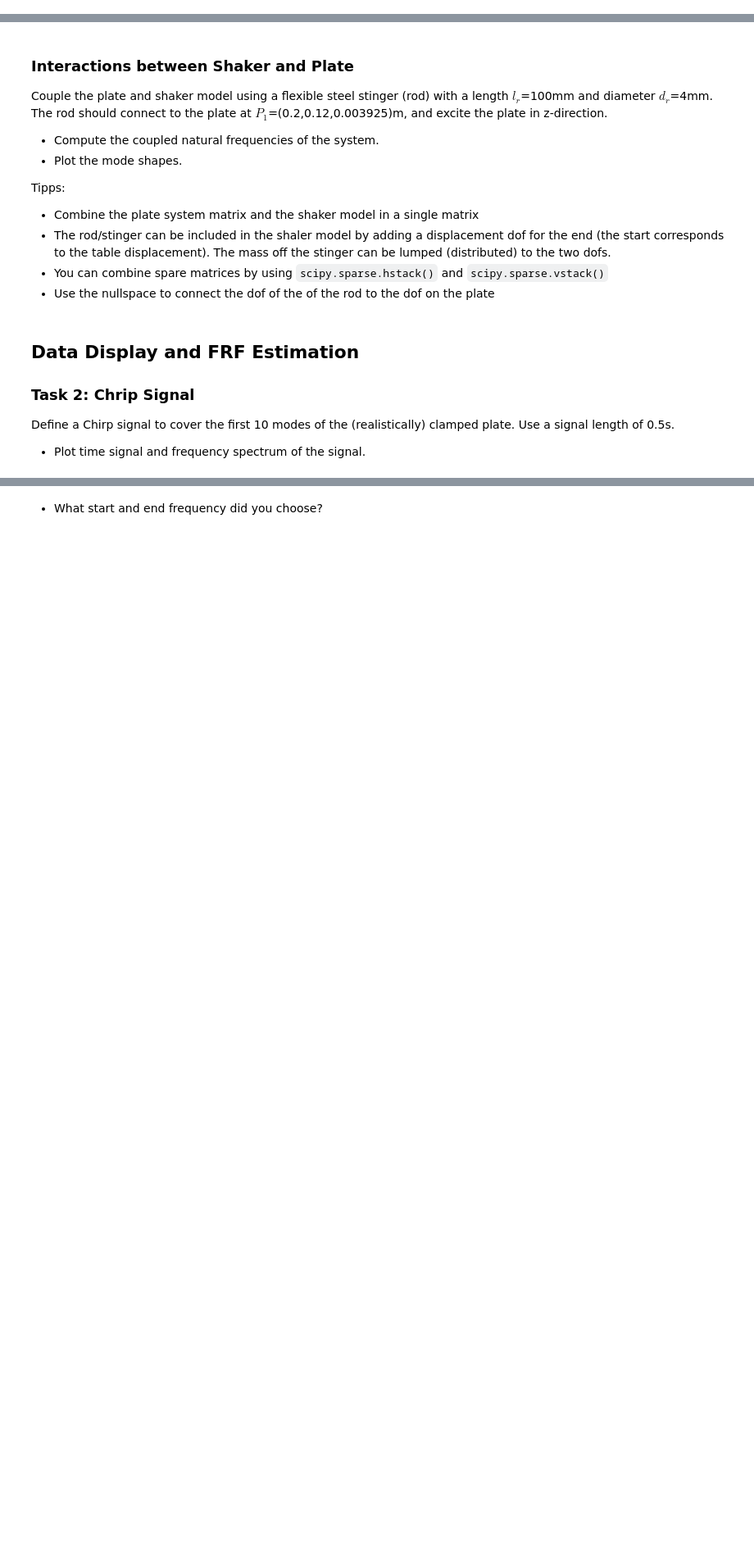
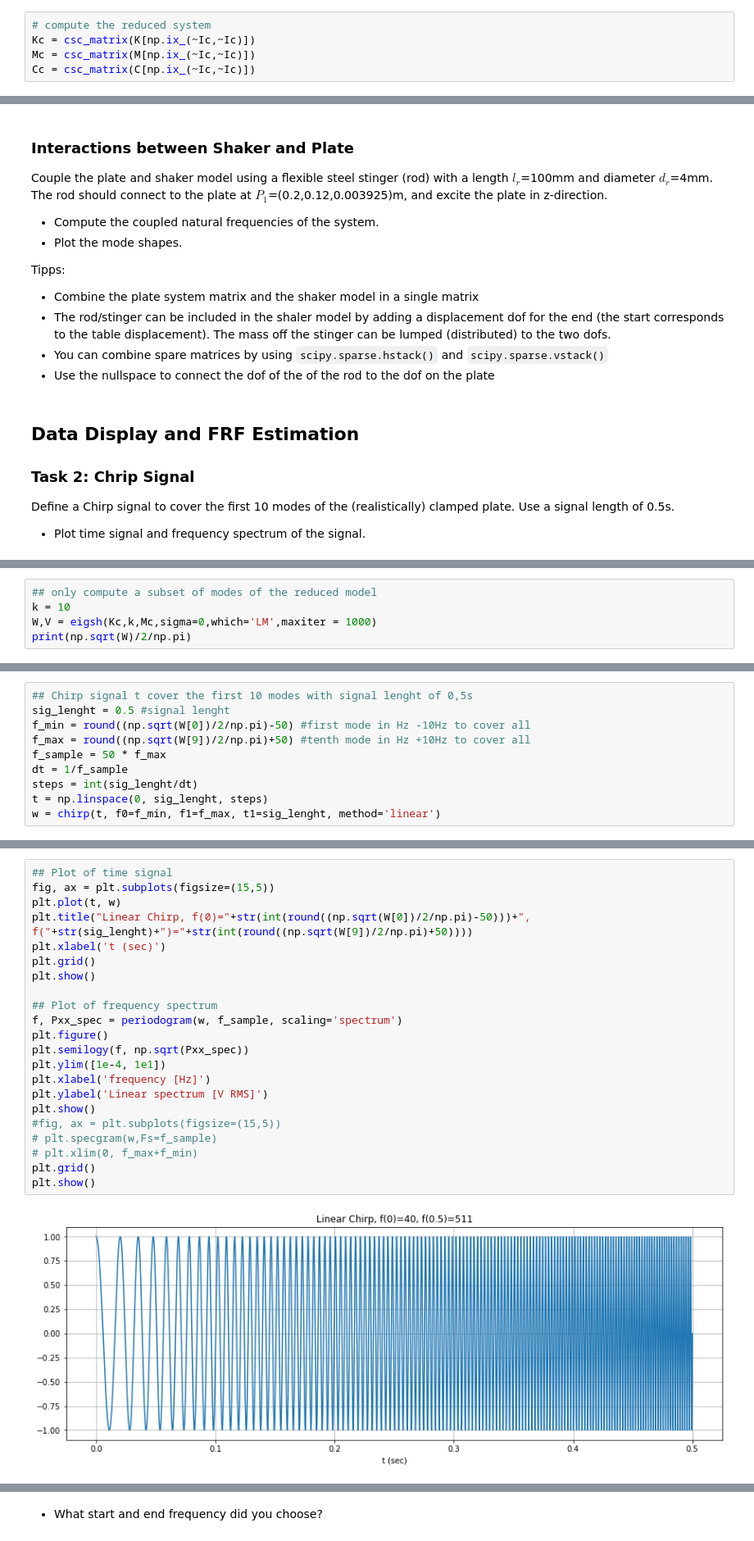
Before and after one commit to phmandl/modalanalyse, a Jupyter notebook: HW4/4_MeasurementTechniques_template.ipynb, the cells around one changed output, grey strips where cells are left out. Shown at 82% size. Saved outputs shown, nothing was run; the diff lists cells and outputs as text; blank space fills up the shorter version.

Commit message:
Chrip signal

```diff
--- a/HW4/4_MeasurementTechniques_template.ipynb
+++ b/HW4/4_MeasurementTechniques_template.ipynb
@@ -8,3 +80,8 @@ You can re-use many things of previous ecercises ...
+# %%
+# compute the reduced system
+Kc = csc_matrix(K[np.ix_(~Ic,~Ic)])
+Mc = csc_matrix(M[np.ix_(~Ic,~Ic)])
+Cc = csc_matrix(C[np.ix_(~Ic,~Ic)])
 # %% [markdown]
 Influence of Boundary Conditions
 ------------------------------------------------
@@ -66,0 +148,5 @@ Define a Chirp signal to cover the first 10 modes of the (realistically) clamped
+# %%
+## only compute a subset of modes of the reduced model
+k = 10
+W,V = eigsh(Kc,k,Mc,sigma=0,which='LM',maxiter = 1000)
+print(np.sqrt(W)/2/np.pi)
@@ -66,0 +156,10 @@ Define a Chirp signal to cover the first 10 modes of the (realistically) clamped
+# %%
+## Chirp signal t cover the first 10 modes with signal lenght of 0,5s
+sig_lenght = 0.5 #signal lenght
+f_min = round((np.sqrt(W[0])/2/np.pi)-50) #first mode in Hz -10Hz to cover all
+f_max = round((np.sqrt(W[9])/2/np.pi)+50) #tenth mode in Hz +10Hz to cover all
+f_sample = 50 * f_max
+dt = 1/f_sample
+steps = int(sig_lenght/dt)
+t = np.linspace(0, sig_lenght, steps)
+w = chirp(t, f0=f_min, f1=f_max, t1=sig_lenght, method='linear')
@@ -66,0 +170,24 @@ Define a Chirp signal to cover the first 10 modes of the (realistically) clamped
+# %%
+## Plot of time signal
+fig, ax = plt.subplots(figsize=(15,5))
+plt.plot(t, w)
+plt.title("Linear Chirp, f(0)="+str(int(round((np.sqrt(W[0])/2/np.pi)-50)))+", f("+str(sig_lenght)+")="+str(int(round((np.sqrt(W[9])/2/np.pi)+50))))
+plt.xlabel('t (sec)')
+plt.grid()
+plt.show()
+
+## Plot of frequency spectrum
+f, Pxx_spec = periodogram(w, f_sample, scaling='spectrum')
+plt.figure()
+plt.semilogy(f, np.sqrt(Pxx_spec))
+plt.ylim([1e-4, 1e1])
+plt.xlabel('frequency [Hz]')
+plt.ylabel('Linear spectrum [V RMS]')
+plt.show()
+#fig, ax = plt.subplots(figsize=(15,5))
+# plt.specgram(w,Fs=f_sample)
+# plt.xlim(0, f_max+f_min)
+plt.grid()
+plt.show()
+# %% [output]
+[figure, added]
```
Also changed, not shown: parts of 11 cells of this notebook.
